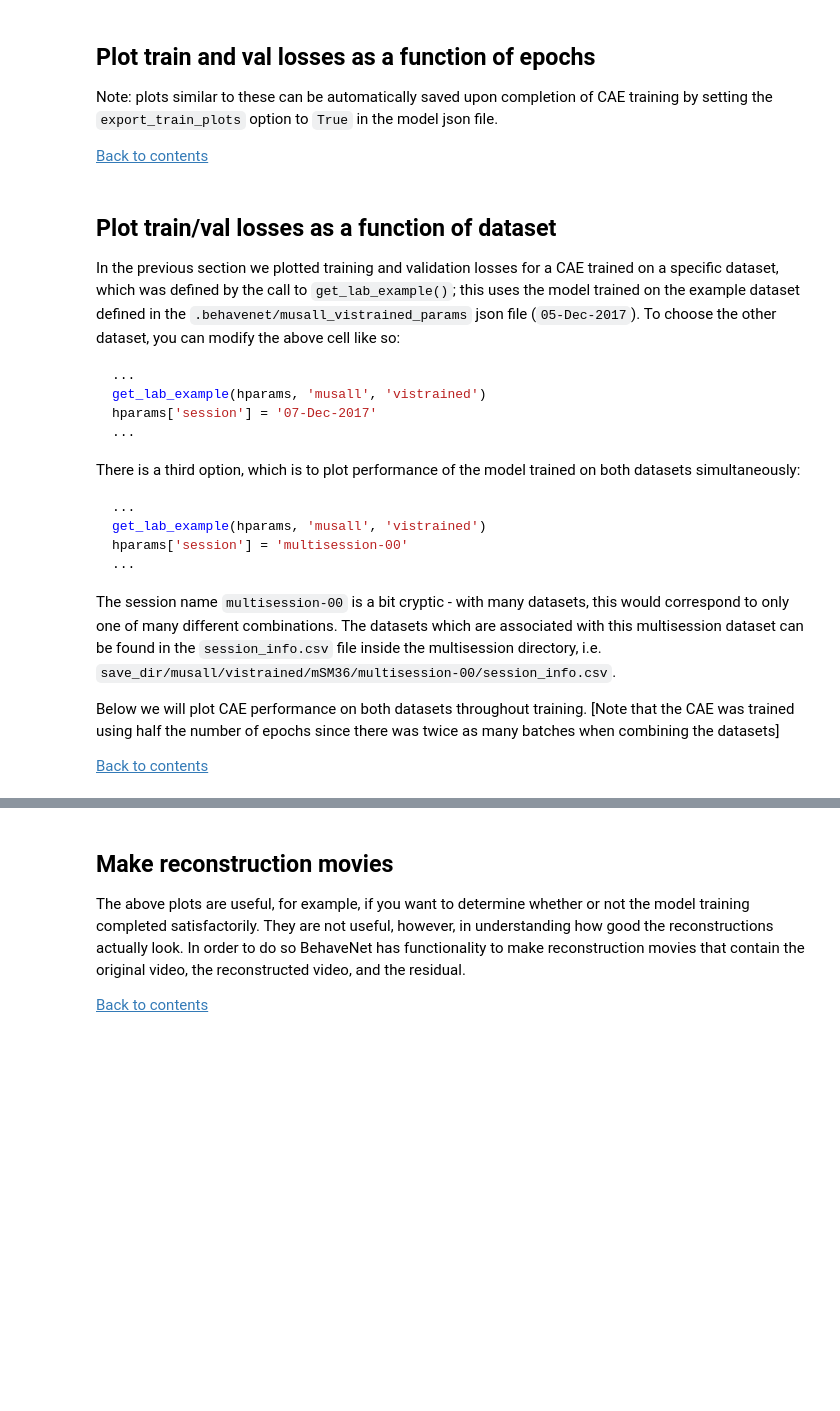
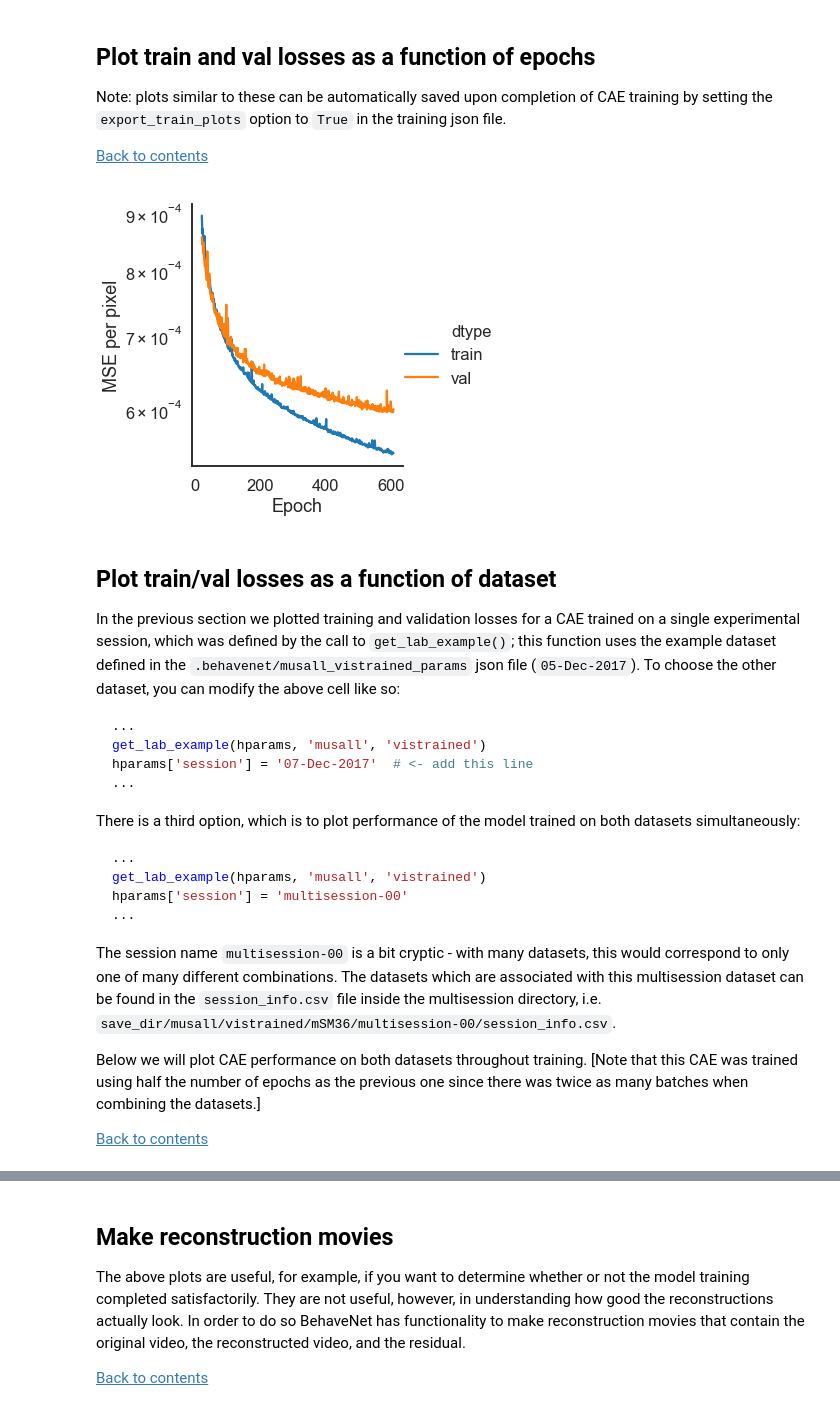
Before and after one commit to themattinthehatt/behavenet, a Jupyter notebook: example/01_ae.ipynb, the cells around one changed output, grey strips where cells are left out. Saved outputs shown, nothing was run; the diff lists cells and outputs as text; code cells hidden in the pictures; blank space fills up the shorter version.

````diff
--- a/example/01_ae.ipynb
+++ b/example/01_ae.ipynb
@@ -37,7 +37,7 @@ save_outputs = True  # true to save figures/movies to user's figure directory
 format = 'png'  # figure format ('png' | 'jpeg' | 'pdf'); movies saved as mp4
 # %% [markdown]
 ## Plot train and val losses as a function of epochs
-Note: plots similar to these can be automatically saved upon completion of CAE training by setting the `export_train_plots` option to `True` in the model json file.
+Note: plots similar to these can be automatically saved upon completion of CAE training by setting the `export_train_plots` option to `True` in the training json file.
 
 [Back to contents](#Contents)
 # %%
@@ -88,27 +88,29 @@ metrics_df = pd.concat(metrics_df)
 # %%
 # plot data
 sns.set_style('white')
 sns.set_context('talk')
 
-data_queried = metrics_df[(metrics_df.epoch > 10) & ~pd.isna(metrics_df.loss)]
+data_queried = metrics_df[(metrics_df.epoch > 20) & ~pd.isna(metrics_df.loss)]
 splt = sns.relplot(x='epoch', y='loss', hue='dtype', kind='line', data=data_queried)
 splt.ax.set_xlabel('Epoch')
 splt.ax.set_yscale('log')
 splt.ax.set_ylabel('MSE per pixel')
 
 if save_outputs:
     save_file = os.path.join(get_user_dir('fig'), 'ae', 'loss_vs_epoch')
     make_dir_if_not_exists(save_file)
-    plt.savefig(filename + '.' + format, dpi=300, format=format)
+    plt.savefig(save_file + '.' + format, dpi=300, format=format)
 
 plt.show()
+# %% [output]
+[figure, added]
 # %% [markdown]
 ## Plot train/val losses as a function of dataset
-In the previous section we plotted training and validation losses for a CAE trained on a specific dataset, which was defined by the call to `get_lab_example()`; this uses the model trained on the example dataset defined in the `.behavenet/musall_vistrained_params` json file (`05-Dec-2017`). To choose the other dataset, you can modify the above cell like so:
+In the previous section we plotted training and validation losses for a CAE trained on a single experimental session, which was defined by the call to `get_lab_example()`; this function uses the example dataset defined in the `.behavenet/musall_vistrained_params` json file (`05-Dec-2017`). To choose the other dataset, you can modify the above cell like so:
 ```python
 ...
 get_lab_example(hparams, 'musall', 'vistrained')
-hparams['session'] = '07-Dec-2017'
+hparams['session'] = '07-Dec-2017'  # <- add this line
 ...
 ```
 
@@ -122,7 +124,7 @@ hparams['session'] = 'multisession-00'
 
 The session name `multisession-00` is a bit cryptic - with many datasets, this would correspond to only one of many different combinations. The datasets which are associated with this multisession dataset can be found in the `session_info.csv` file inside the multisession directory, i.e. `save_dir/musall/vistrained/mSM36/multisession-00/session_info.csv`.
 
-Below we will plot CAE performance on both datasets throughout training. [Note that the CAE was trained using half the number of epochs since there was twice as many batches when combining the datasets]
+Below we will plot CAE performance on both datasets throughout training. [Note that this CAE was trained using half the number of epochs as the previous one since there was twice as many batches when combining the datasets.]
 
 [Back to contents](#Contents)
 # %%
````
Also changed, not shown: parts of 3 cells of this notebook, 9 other files.
